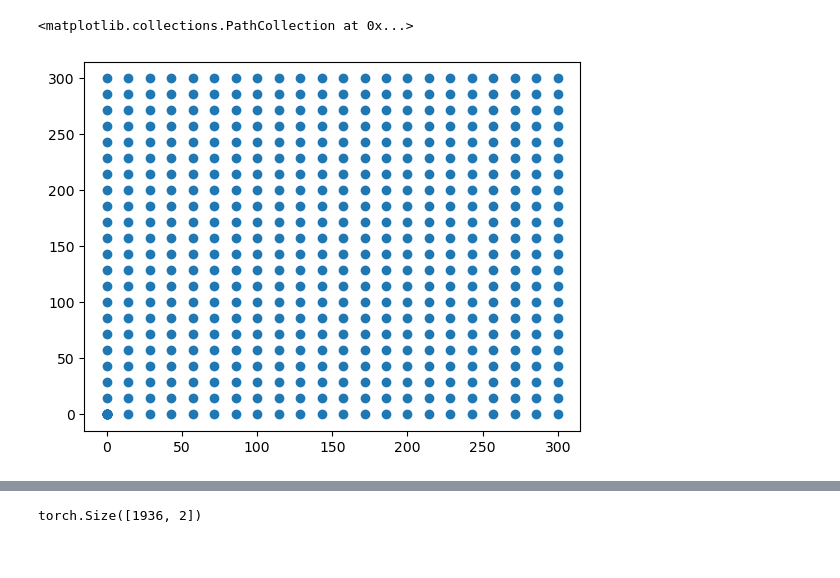
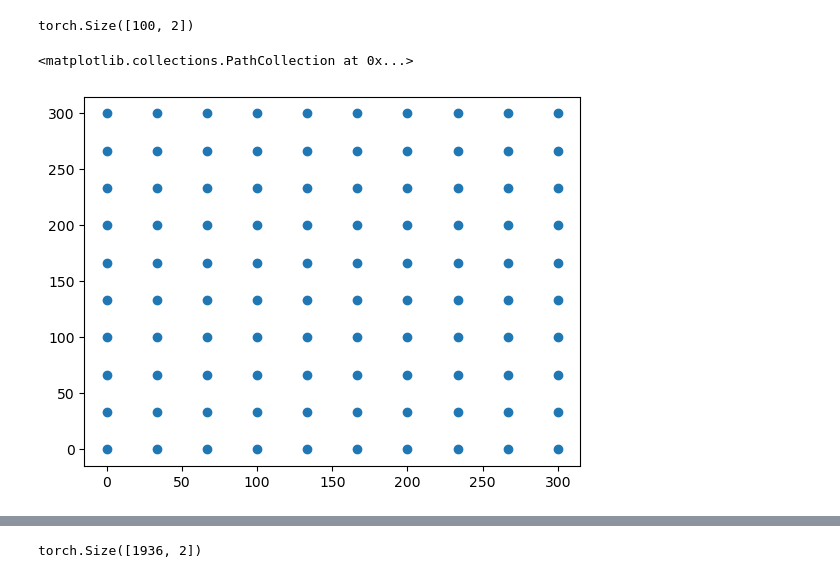
Before and after one commit to PRigas96/GeoCluster, a Jupyter notebook: class.ipynb, the cells around one changed output, grey strips where cells are left out. Saved outputs shown, nothing was run; the diff lists cells and outputs as text; code cells hidden in the pictures.

```diff
--- a/class.ipynb
+++ b/class.ipynb
@@ -0,0 +43,23 @@
+# %%
+import sklearn
+from sklearn.datasets import make_moons
+
+# Define limits
+x_lim = [0, 300]
+y_lim = [0, 300]
+w_lim = [1,4 ]
+theta_lim = [1, 2]
+num = 100
+# create moons
+X, y = make_moons(n_samples=2*num, noise=0.2, random_state=0)
+# take only 1 of the moons
+X = X[y == 0]
+x_min = X[:,0].min()
+y_min = X[:,1].min()
+X[:,0] -= (x_min)
+X[:,1] -= (y_min)
+# get them to the same scale
+X *= x_lim[1]/3
+plt.scatter(X[:,0], X[:,1], s=1, c='b')
+moon = X
+print(moon.shape)
@@ -124,21 +231,23 @@ print("Predictions are " + "equal." if torch.equal(pred_trained, pred_config) el
 # %%
 import numpy as np
 import matplotlib.pyplot as plt
 
-nop =  500
+nop =  100
 random_p = torch.zeros(nop, 2)
 x_lim = [0,300]
 y_lim = [0,300]
 num = int(np.sqrt(nop))
 for i, x in enumerate(np.linspace(x_lim[0],x_lim[1], num)):
     for j, y in enumerate(np.linspace(y_lim[0],y_lim[1], num)):
         random_p[i*num+j] = torch.Tensor([x, y])
 
 infer_points = random_p.to(device)
+print(infer_points.shape)
 plt.scatter(infer_points[:,0], infer_points[:,1])
 # %% [output]
-<matplotlib.collections.PathCollection at 0x...>
+torch.Size([100, 2])
+<matplotlib.collections.PathCollection at 0x...>
-[figure, old version]
+[figure, new version]
 # %%
 import numpy as np
 import matplotlib.pyplot as plt
```
Also changed, not shown: parts of 12 cells of this notebook, 3 other files.
